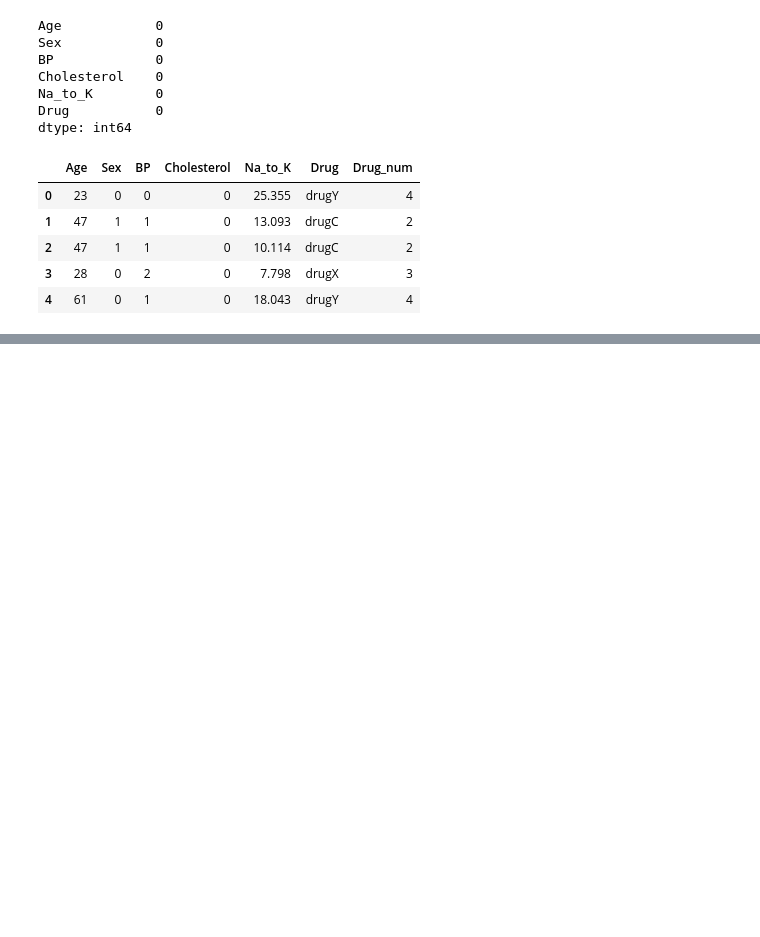
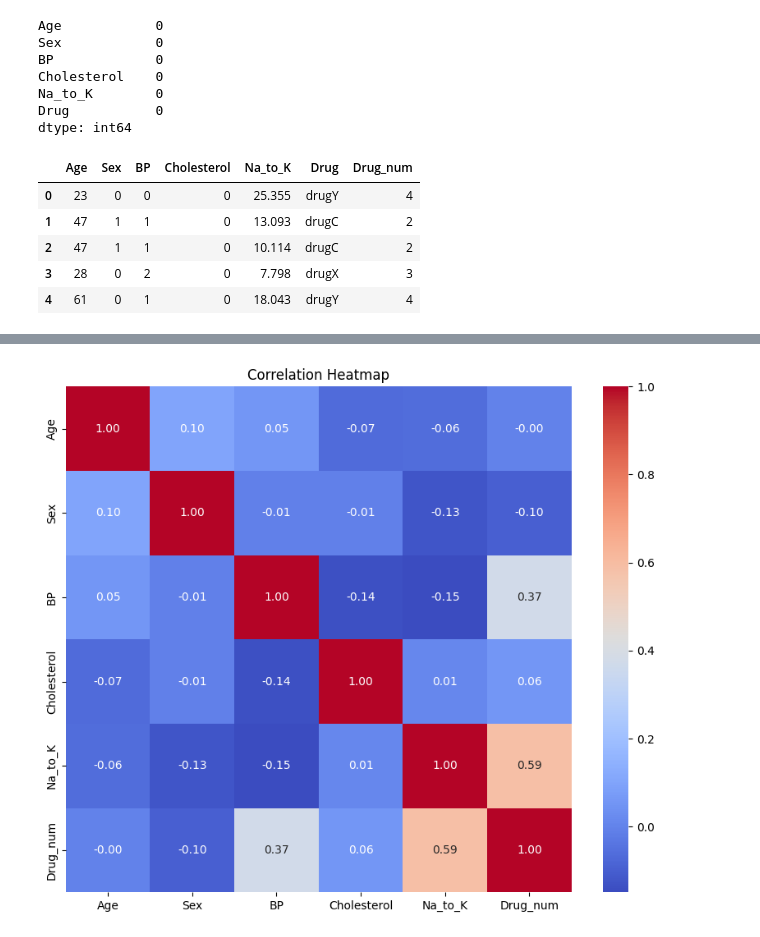
Before and after one commit to dipak1920basnet/Decision_Trees, a Jupyter notebook: decision.ipynb, the cells around one changed output, grey strips where cells are left out. Saved outputs shown, nothing was run; the diff lists cells and outputs as text; code cells hidden in the pictures; blank space fills up the shorter version.

```diff
--- a/decision.ipynb
+++ b/decision.ipynb
@@ -123,0 +146,7 @@ df.head()
+# %%
+plt.figure(figsize=(10, 8))  # You can adjust the size
+sns.heatmap(df.corr(numeric_only=True), annot=True, fmt=".2f", cmap="coolwarm", square=True)
+plt.title("Correlation Heatmap")
+plt.show()
+# %% [output]
+[figure, added]
```
Also changed, not shown: parts of 11 cells of this notebook.
